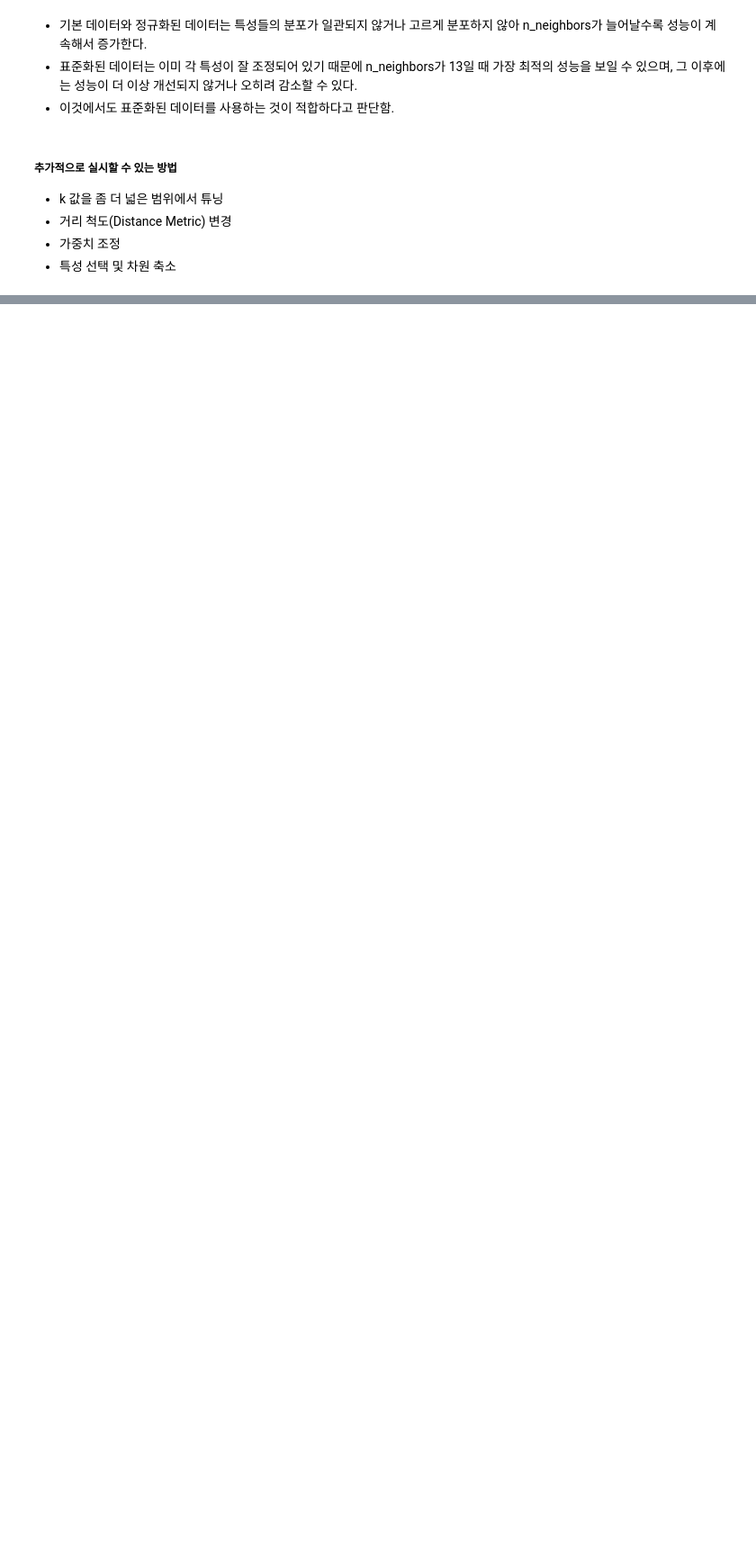
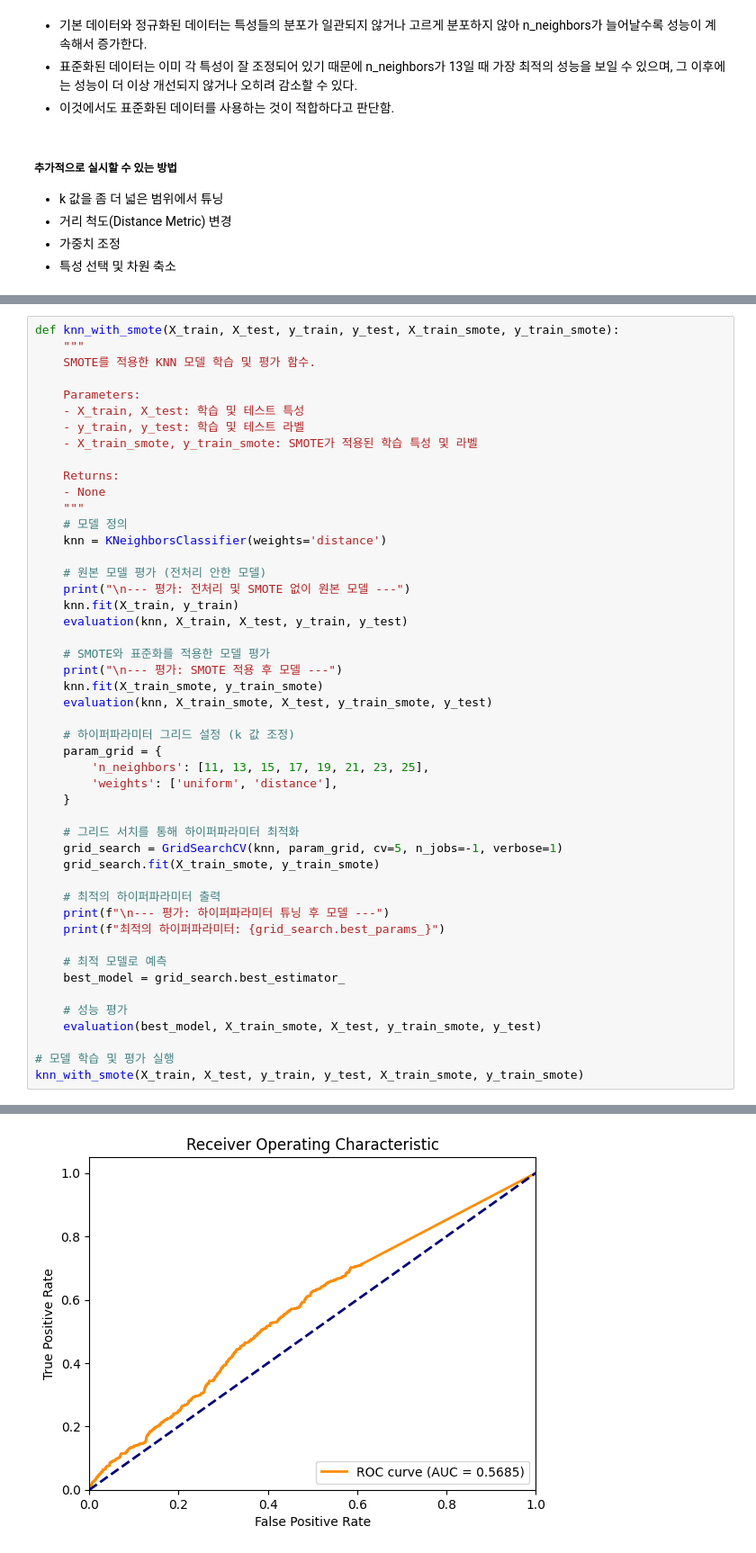
Before and after one commit to SKNETWORKS-FAMILY-AICAMP/SKN09-2nd-4Team, a Jupyter notebook: YJ/ml.ipynb, the cells around one changed output, grey strips where cells are left out. Shown at 90% size. Saved outputs shown, nothing was run; the diff lists cells and outputs as text; blank space fills up the shorter version.

```diff
--- a/YJ/ml.ipynb
+++ b/YJ/ml.ipynb
@@ -342,0 +454,49 @@ Best k value: 17
+# %%
+def knn_with_smote(X_train, X_test, y_train, y_test, X_train_smote, y_train_smote):
+    """
+    SMOTE를 적용한 KNN 모델 학습 및 평가 함수.
+
+    Parameters:
+    - X_train, X_test: 학습 및 테스트 특성
+    - y_train, y_test: 학습 및 테스트 라벨
+    - X_train_smote, y_train_smote: SMOTE가 적용된 학습 특성 및 라벨
+
+    Returns:
+    - None
+    """
+    # 모델 정의
+    knn = KNeighborsClassifier(weights='distance')
+
+    # 원본 모델 평가 (전처리 안한 모델)
+    print("\n--- 평가: 전처리 및 SMOTE 없이 원본 모델 ---")
+    knn.fit(X_train, y_train)
+    evaluation(knn, X_train, X_test, y_train, y_test)
+
+    # SMOTE와 표준화를 적용한 모델 평가
+    print("\n--- 평가: SMOTE 적용 후 모델 ---")
+    knn.fit(X_train_smote, y_train_smote)
+    evaluation(knn, X_train_smote, X_test, y_train_smote, y_test)
+
+    # 하이퍼파라미터 그리드 설정 (k 값 조정)
+    param_grid = {
+        'n_neighbors': [11, 13, 15, 17, 19, 21, 23, 25],
+        'weights': ['uniform', 'distance'],
+    }
+
+    # 그리드 서치를 통해 하이퍼파라미터 최적화
+    grid_search = GridSearchCV(knn, param_grid, cv=5, n_jobs=-1, verbose=1)
+    grid_search.fit(X_train_smote, y_train_smote)
+
+    # 최적의 하이퍼파라미터 출력
+    print(f"\n--- 평가: 하이퍼파라미터 튜닝 후 모델 ---")
+    print(f"최적의 하이퍼파라미터: {grid_search.best_params_}")
+
+    # 최적 모델로 예측
+    best_model = grid_search.best_estimator_
+
+    # 성능 평가
+    evaluation(best_model, X_train_smote, X_test, y_train_smote, y_test)
+
+# 모델 학습 및 평가 실행
+knn_with_smote(X_train, X_test, y_train, y_test, X_train_smote, y_train_smote)
+# %% [output]
@@ -342,0 +521 @@ Best k value: 17
+[figure, added]
```
Also changed, not shown: parts of 25 cells of this notebook, 1 other file.
